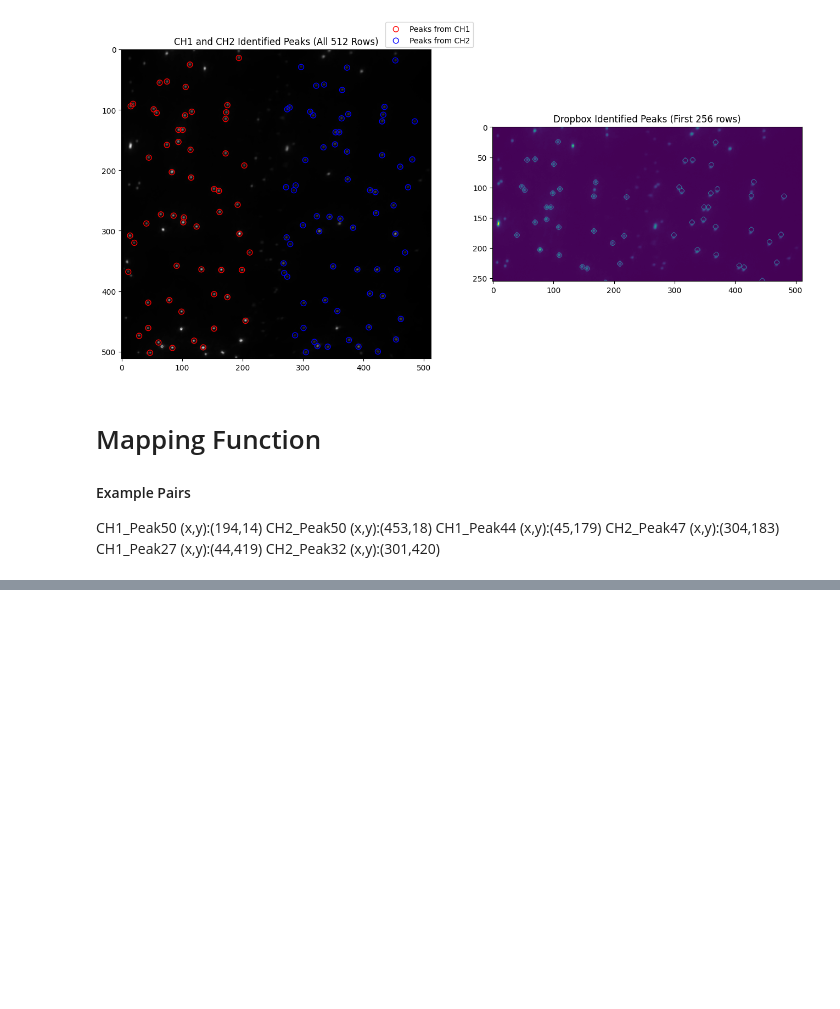
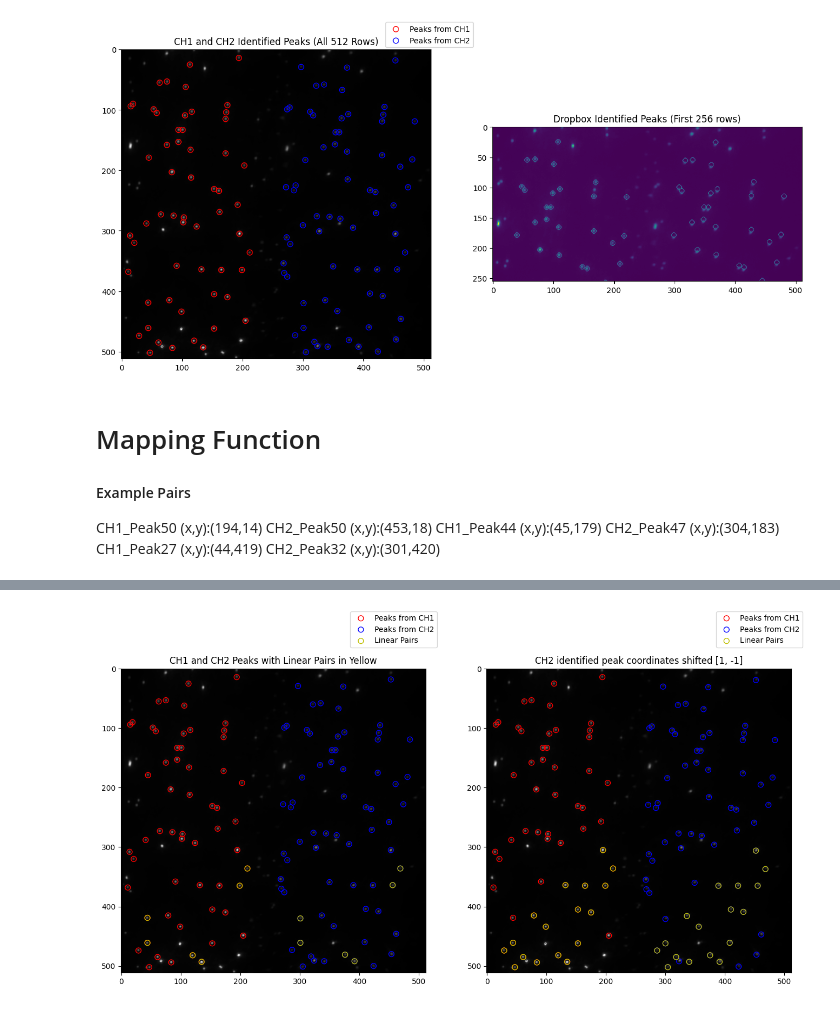
Before and after one commit to ljhason/smImaging-Exploration, a Jupyter notebook: img_avg_map/Mapping.ipynb, the cells around one changed output, grey strips where cells are left out. Drawn from its saved outputs; the diff is of its cells as text; code cells hidden in the pictures; blank space fills up the shorter version.

```diff
--- a/img_avg_map/Mapping.ipynb
+++ b/img_avg_map/Mapping.ipynb
@@ -39,8 +39,8 @@ good_peaks_1,_ = good_peak_finder_CH1(CH1_img_path)
 good_peaks_2_new,_ = good_peak_finder_CH2(CH2_img_path, sigma=2, block_size=16, scaler_percent=10, boarder=10, max_rad=3)
 
 # Move good_peaks_1 to CH2 to display full image
-good_peaks_1_CH2 = shift_peaks_CH(good_peaks_1)
-good_peaks_2_CH2 = shift_peaks_CH(good_peaks_2_new)
+good_peaks_1_CH2 = shift_peaks(good_peaks_1)
+good_peaks_2_CH2 = shift_peaks(good_peaks_2_new)
 
 #All in one image!
 print(f"Number of peaks identified in CH1: {len(good_peaks_1)}")
@@ -120,0 +114,9 @@ print(type(list_1))
+# %%
+# Shifting CH2 peaks 1 to the right [1, -1]
+good_peaks_2_CH2_shift = shift_peaks(good_peaks_2_CH2, [1,-1])
+linear_pair_count_shift = find_linear_pairs(good_peaks_1, good_peaks_2_CH2_shift)[0]
+linear_pair_arr_CH1_shift = find_linear_pairs(good_peaks_1, good_peaks_2_CH2_shift)[1]
+linear_pair_arr_CH2_shift = find_linear_pairs(good_peaks_1, good_peaks_2_CH2_shift)[2]
+
+print(f"Number of linear pairs: {linear_pair_count_shift}")
+print(f"Linear pair CH1 coords:\n {linear_pair_arr_CH1_shift}")
@@ -120,0 +164,20 @@ print(type(list_1))
+# %%
+fig, axes = plt.subplots(1, 2, figsize=(16, 32))
+axes[0].imshow(image, cmap="gray")
+axes[0].set_title("CH1 and CH2 Peaks with Linear Pairs in Yellow")
+axes[0].scatter(good_peaks_1[:, 1], good_peaks_1[:, 0], s=50, facecolors='none', edgecolors='r', label='Peaks from CH1')
+axes[0].scatter(good_peaks_2_CH2[:, 1], good_peaks_2_CH2[:, 0], s=50, facecolors='none', edgecolors='b', label='Peaks from CH2')
+axes[0].scatter(linear_pair_arr_CH1[:, 1], linear_pair_arr_CH1[:, 0], s=50, facecolors='none', edgecolors='y', label='Linear Pairs')
+axes[0].scatter(linear_pair_arr_CH2[:, 1], linear_pair_arr_CH2[:, 0], s=50, facecolors='none', edgecolors='y')
+axes[0].legend(loc='upper right', bbox_to_anchor=(1.05, 1.2))
+
+axes[1].imshow(image, cmap="gray")
+axes[1].set_title("CH2 identified peak coordinates shifted [1, -1]")
+axes[1].scatter(good_peaks_1[:, 1], good_peaks_1[:, 0], s=50, facecolors='none', edgecolors='r', label='Peaks from CH1')
+axes[1].scatter(good_peaks_2_CH2_shift[:, 1], good_peaks_2_CH2_shift[:, 0], s=50, facecolors='none', edgecolors='b', label='Peaks from CH2')
+axes[1].scatter(linear_pair_arr_CH1_shift[:, 1], linear_pair_arr_CH1_shift[:, 0], s=50, facecolors='none', edgecolors='y', label='Linear Pairs')
+axes[1].scatter(linear_pair_arr_CH2_shift[:, 1], linear_pair_arr_CH2_shift[:, 0], s=50, facecolors='none', edgecolors='y')
+axes[1].legend(loc='upper right', bbox_to_anchor=(1.05, 1.2))
+plt.show()
+# %% [output]
+[figure, added]
```
Also changed, not shown: parts of 31 cells of this notebook, 1 other file.
